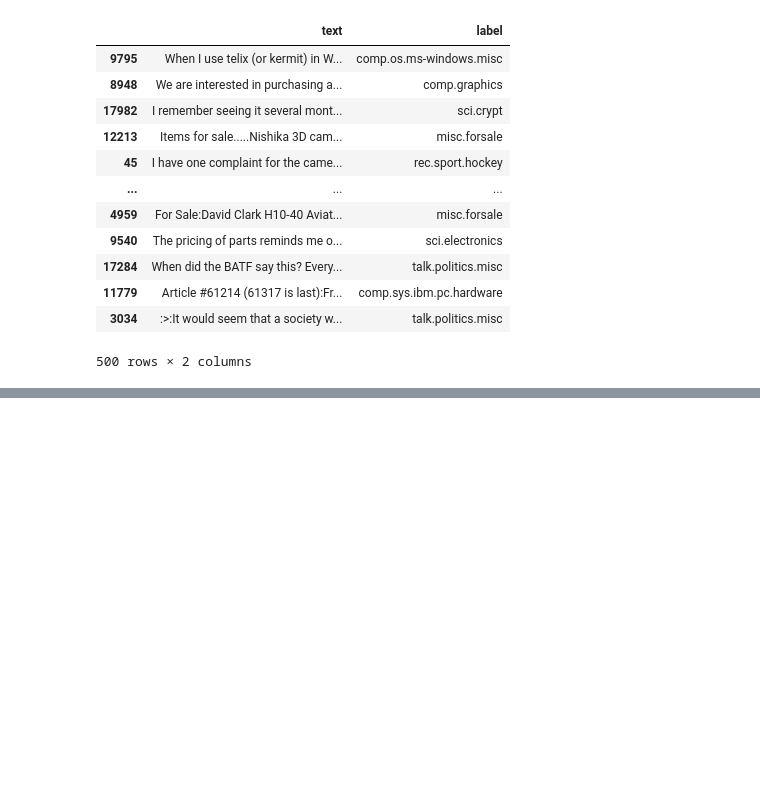
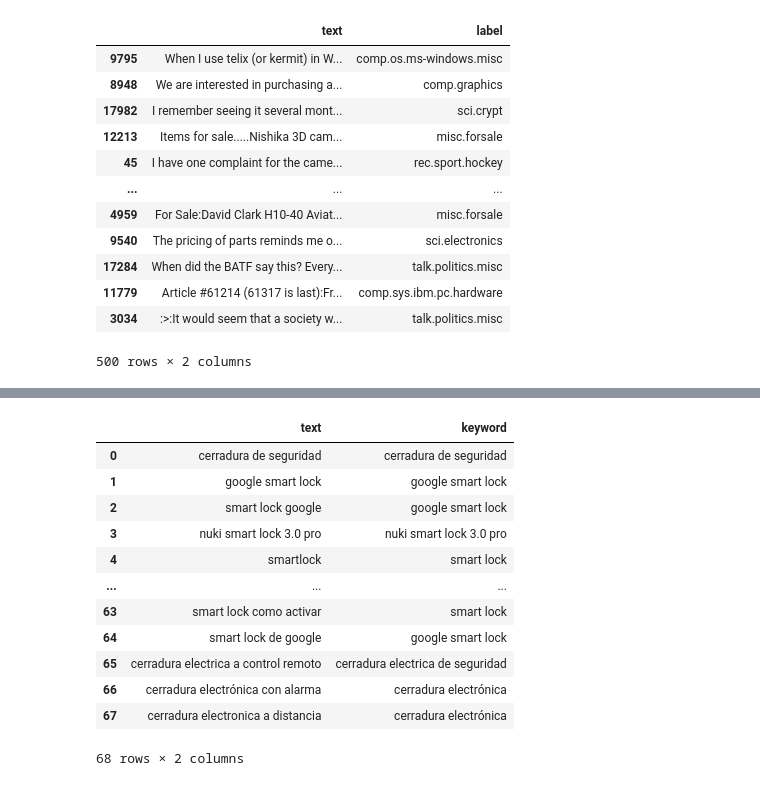
Before and after one commit to graphext/cuery, a Jupyter notebook: notebooks/topics.ipynb, the cells around one changed output, grey strips where cells are left out. Cells and saved outputs as stored; diff of their text form; code cells hidden in the pictures; blank space fills up the shorter version.

```diff
--- a/notebooks/topics.ipynb
+++ b/notebooks/topics.ipynb
@@ -327,0 +489,20 @@ Name: count, dtype: int64
+# %%
+importlib.reload(keywords)
+
+cleaner = keywords.KeywordCleaner(
+    domain="Google search keywords",
+    n_max=15,
+    extra="Don't change the language of the keywords. Treat different languages separately.",
+)
+
+pprint(cleaner.task)
+
+kwds = await cleaner(
+    kws.Keywords,
+    model="openai/gpt-4.1-mini",
+    max_dollars=0.5,
+    max_tokens=500_000,
+    max_texts=10_000,
+)
+
+kwds.to_dict()
@@ -327,0 +543,5 @@ Name: count, dtype: int64
+# %%
+importlib.reload(keywords)
+
+assigner = keywords.KeywordAssigner(kwds)
+pprint(assigner.task)
@@ -327,0 +566,9 @@ Name: count, dtype: int64
+# %%
+assigns = await assigner(
+    kws.rename(columns={"Keywords": "text"}),
+    model="openai/gpt-4.1-mini",
+    n_concurrent=100,
+)
+
+assigns.to_pandas()
+# %% [output]
@@ -327,0 +576,13 @@ Name: count, dtype: int64
+|  | text | keyword |
+| 0 | cerradura de seguridad | cerradura de seguridad |
+| 1 | google smart lock | google smart lock |
+| 2 | smart lock google | google smart lock |
+| 3 | nuki smart lock 3.0 pro | nuki smart lock 3.0 pro |
+| 4 | smartlock | smart lock |
+| ... | ... | ... |
+| 63 | smart lock como activar | smart lock |
+| 64 | smart lock de google | google smart lock |
+| 65 | cerradura electrica a control remoto | cerradura electrica de seguridad |
+| 66 | cerradura electrónica con alarma | cerradura electrónica |
+| 67 | cerradura electronica a distancia | cerradura electrónica |
+68 rows × 2 columns
```
Also changed, not shown: parts of 16 cells of this notebook, 1 other file.
